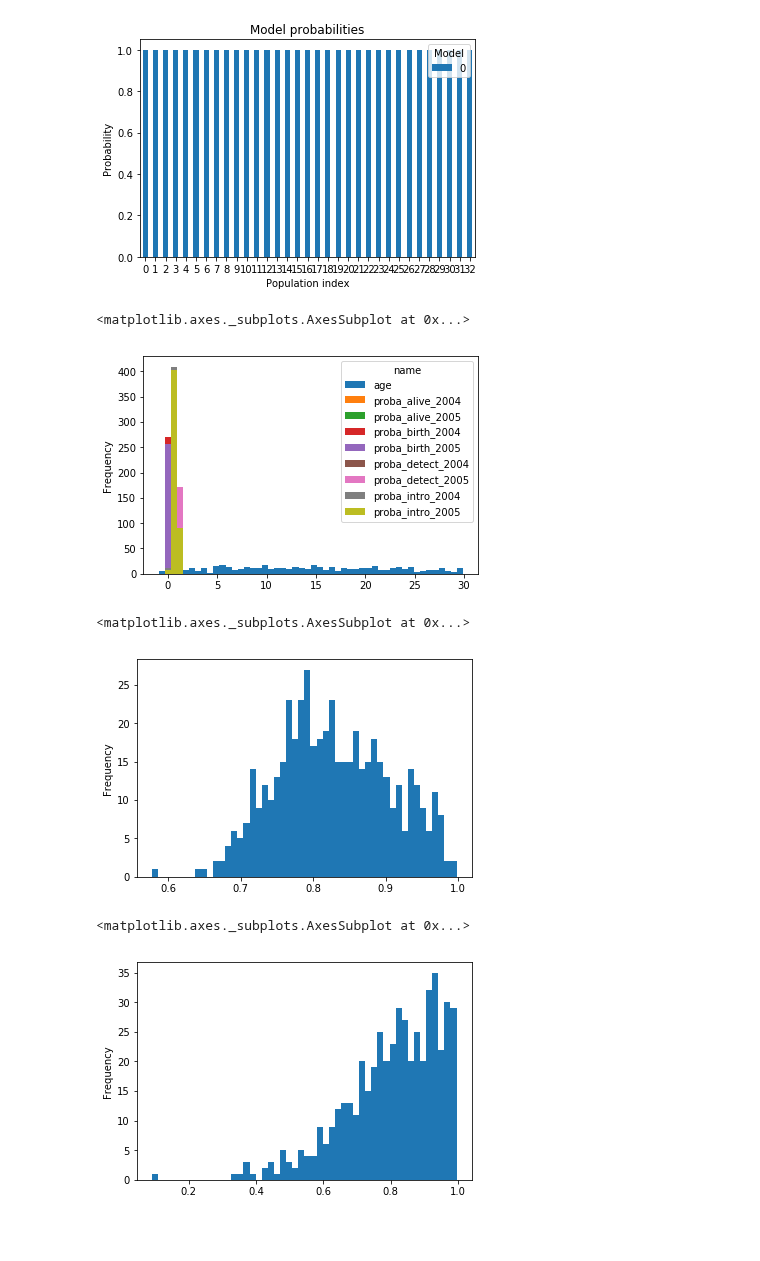
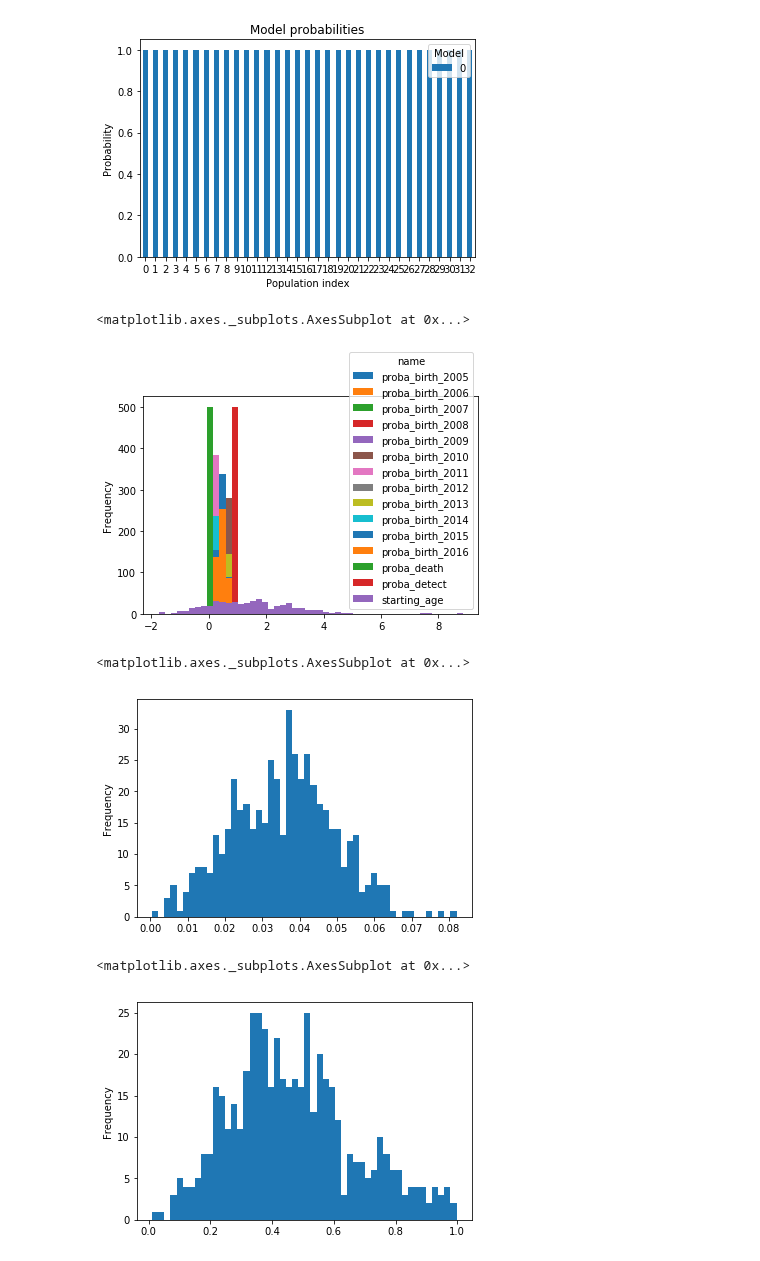
Before and after one commit to Edderic/mics-whales, a Jupyter notebook: mics-whales-pyabc.ipynb, the cells around one changed output. Cells and saved outputs as stored; diff of their text form; code cells hidden in the pictures; blank space fills up the shorter version.

```diff
--- a/mics-whales-pyabc.ipynb
+++ b/mics-whales-pyabc.ipynb
@@ -469,12 +477,22 @@ STUDY_YEAR_COLUMNS_LENGTH = len(STUDY_YEAR_COLUMNS)
 # %%
 def model_2(parameters):
-    starting_age = parameters['starting_age']
+    starting_age = int(parameters['starting_age'])
+
+    # print('starting_age', starting_age)
+    # print('starting_age + STUDY_YEAR_COLUMNS_LENGTH', starting_age + STUDY_YEAR_COLUMNS_LENGTH)
     ages = np.arange(starting_age, starting_age + STUDY_YEAR_COLUMNS_LENGTH)
+
+    # print('len(ages)', len(ages))
+
     possible_alive = (ages >= 0) * 1
     death_index = earliest_possible_alive_index + np.random.geometric(p=parameters['proba_death'])
 
-    if death_index < len(possible_alive):
-        possible_alive[death_index:] = 0
+    # print('death_index:', death_index)
+    # print('A len(possible_alive):', len(possible_alive))
+
+    possible_alive[death_index:] = 0
+
+    # print('B len(possible_alive):', len(possible_alive))
 
     repr_actives = (ages >= 9) * possible_alive
 
@@ -493,6 +511,8 @@ def model_2(parameters):
         parameters['proba_birth_2016'],
     ]
 
+    # print('len(ages):', len(ages))
+    # print("len(repr_actives):", len(repr_actives))
     births = repr_actives * np.random.binomial(n=1, p=p_births)
     detects = possible_alive * np.random.binomial(n=1, p=parameters['proba_detect'], size=STUDY_YEAR_COLUMNS_LENGTH)
     counts = detects + detects * births
@@ -682,7 +713,7 @@ def distance(x, y):
         e.g. let's say we have 2005: 0, 2006: 1, 2007: 1.
             Then we only care about 2006 and 2007
     """
-    return sum(abs(x - y))
+    return sum(abs(x['data'] - y['data']))
 # %%
 
 # We plug all the ABC options together
@@ -765,14 +813,14 @@ pyabc.visualization.plot_model_probabilities(history)
 history.get_distribution()[0].plot.hist(bins=50)
 # %% [output]
 <matplotlib.axes._subplots.AxesSubplot at 0x...>
-[figure, old version]
+[figure, new version]
 # %%
-history.get_distribution()[0]['proba_alive_2004'].plot.hist(bins=50)
+history.get_distribution()[0]['proba_death'].plot.hist(bins=50)
 # %% [output]
 <matplotlib.axes._subplots.AxesSubplot at 0x...>
-[figure, old version]
+[figure, new version]
 # %%
-history.get_distribution()[0]['proba_alive_2005'].plot.hist(bins=50)
+history.get_distribution()[0]['proba_birth_2008'].plot.hist(bins=50)
 # %% [output]
 <matplotlib.axes._subplots.AxesSubplot at 0x...>
-[figure, old version]
+[figure, new version]
```
Also changed, not shown: parts of 14 cells of this notebook.
